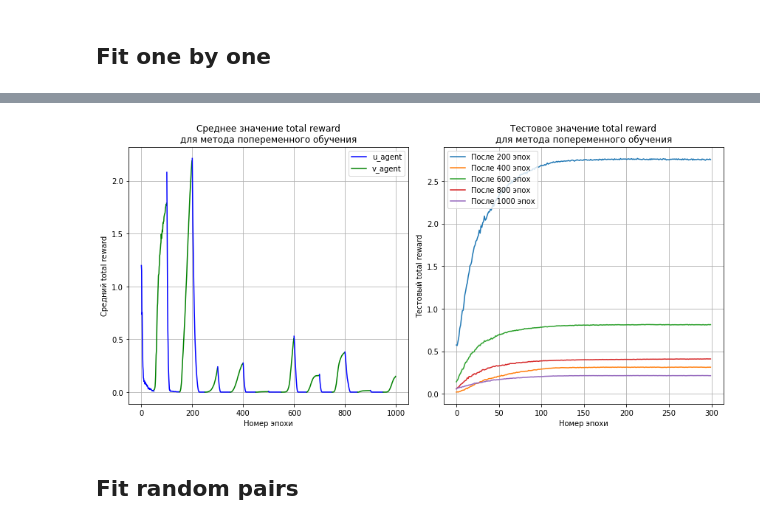
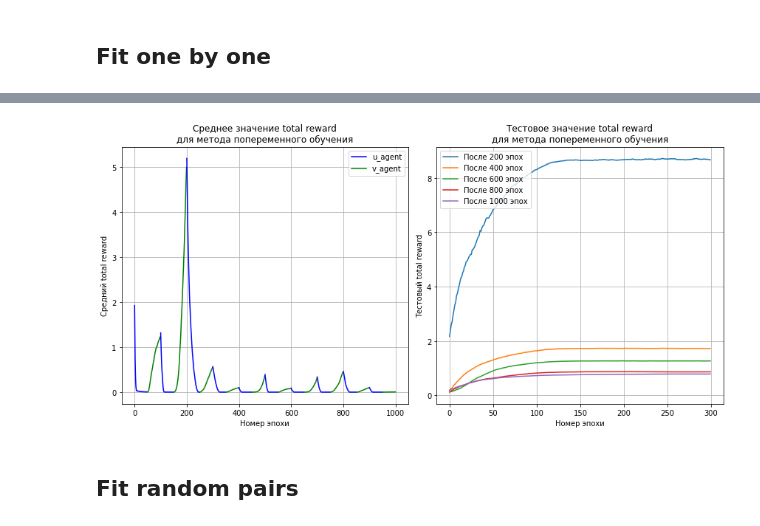
Before and after one commit to LiableFish/RL_Practise, a Jupyter notebook: UnequalGame/UnequalGameImplementation.ipynb, the cells around one changed output, grey strips where cells are left out. Drawn from its saved outputs; the diff is of its cells as text; code cells hidden in the pictures.

```diff
--- a/UnequalGame/UnequalGameImplementation.ipynb
+++ b/UnequalGame/UnequalGameImplementation.ipynb
@@ -487,32 +523,32 @@ fit_agents_one_by_one(u_agent_one_by_one, v_agent_one_by_one, env, \
 # %%
 _, (ax1, ax2) = plt.subplots(1, 2, figsize=(12, 6))
 
 c = 'b'
 l = 0
 
-for rewards in np.array_split(mean_rewards_one_by_one, 20):
+for rewards in np.array_split(mean_rewards_one_by_one_02, 20):
     ax1.plot(range(l, l + len(rewards)), rewards, color=c)
     l = l + len(rewards)
     c = 'b' if c=='g' else 'g'
 ax1.set_xlabel('Номер эпохи')
 ax1.set_ylabel('Средний total reward')
 ax1.set_title('Среднее значение total reward\nдля метода попеременного обучения')
 ax1.legend(labels=['u_agent', 'v_agent'])
 ax1.grid()
 
 ax2.set_xlabel('Номер эпохи')
 ax2.set_ylabel('Тестовый total reward')
 ax2.set_title('Тестовое значение total reward\nдля метода попеременного обучения')
 
-for i, test_reward in enumerate(test_rewards_one_by_one):
-    ax2.plot(range(len(test_reward)), test_reward, label=f'После {int((i + 1) * len(mean_rewards) / len(test_rewards))} эпох')
+for i, test_reward in enumerate(test_rewards_one_by_one_02):
+    ax2.plot(range(len(test_reward)), test_reward, label=f'После {int((i + 1) * len(mean_rewards_one_by_one_02) / len(test_rewards_one_by_one_02))} эпох')
 ax2.legend(loc='upper left')
 ax2.grid()
 
 plt.tight_layout()
 plt.show()
 # %% [output]
-[figure, old version]
+[figure, new version]
 # %% [markdown]
 ## Fit random pairs
 # %%
```
Also changed, not shown: parts of 9 cells of this notebook.
